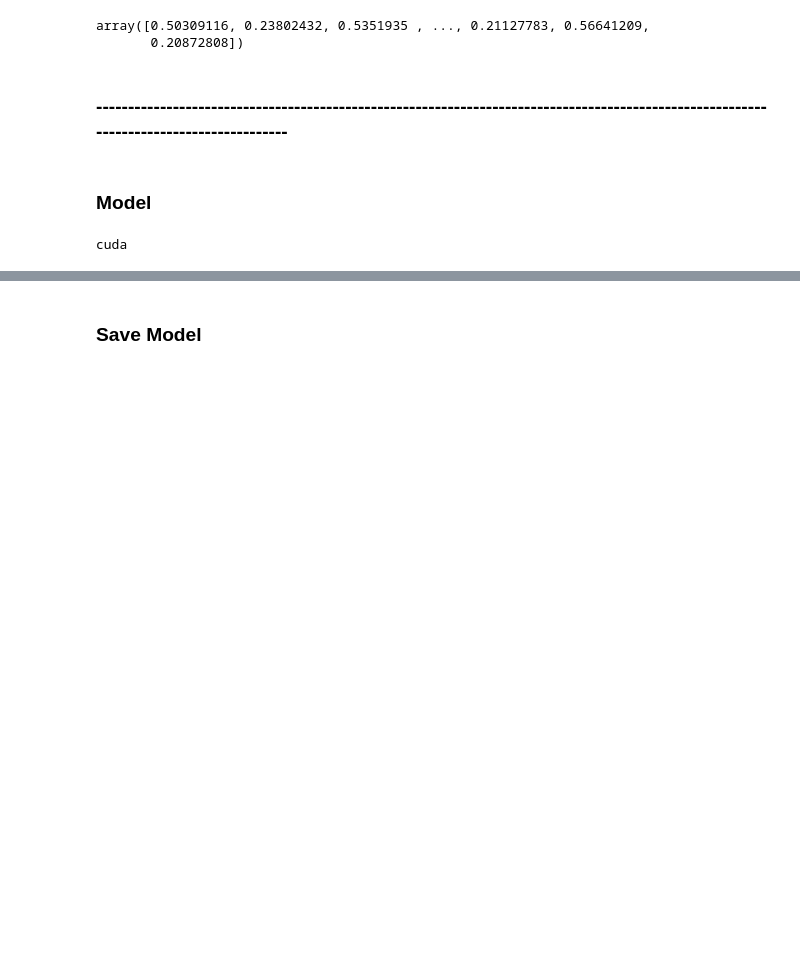
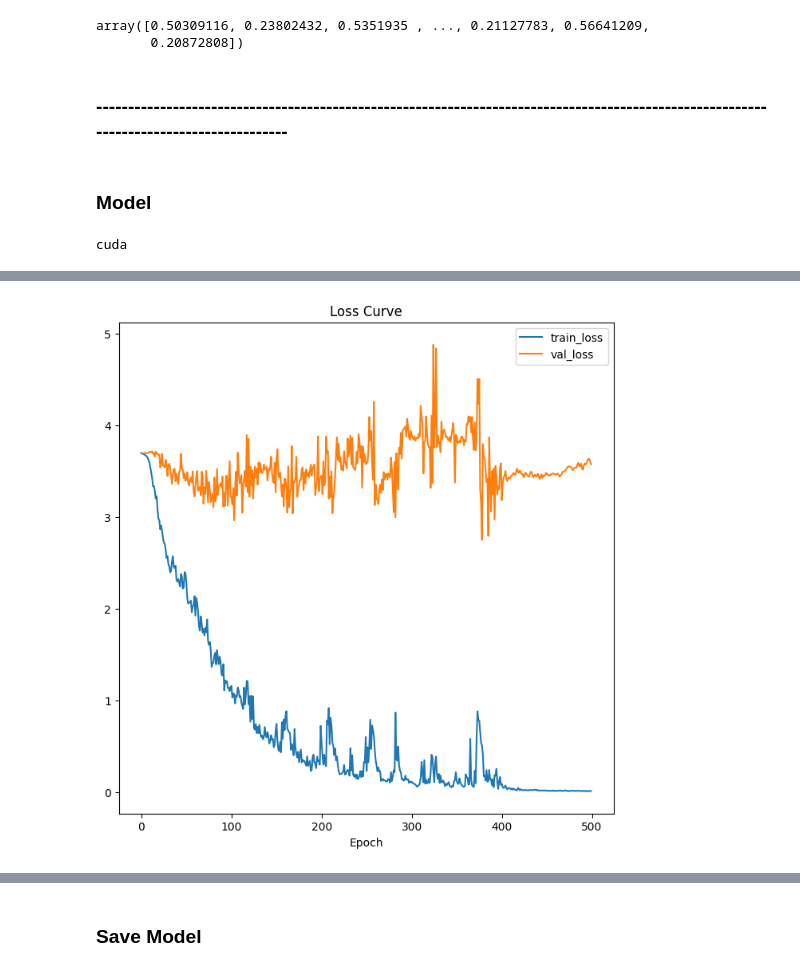
Before and after one commit to Nont18/Deep-learning-coding, a Jupyter notebook: MediaPipe/data_prepare.ipynb, the cells around one changed output, grey strips where cells are left out. Saved outputs shown, nothing was run; the diff lists cells and outputs as text; code cells hidden in the pictures; blank space fills up the shorter version.

```diff
--- a/MediaPipe/data_prepare.ipynb
+++ b/MediaPipe/data_prepare.ipynb
@@ -375,3 +375,15 @@ plt.show()
+# %%
+from matplotlib import pyplot as plt
+plt.figure(figsize=(8,8))
+plt.title("Loss Curve")
+plt.plot(loss_logger, label='train_loss')
+plt.plot(val_loss, label='val_loss')
+# plt.plot(accuracy_logger,label='accuracy')
+plt.xlabel("Epoch")
+plt.legend()
+plt.show()
+# %% [output]
+[figure, added]
 # %%
 import matplotlib.pyplot as plt
 
```
Also changed, not shown: parts of 10 cells of this notebook, 1 other file.
